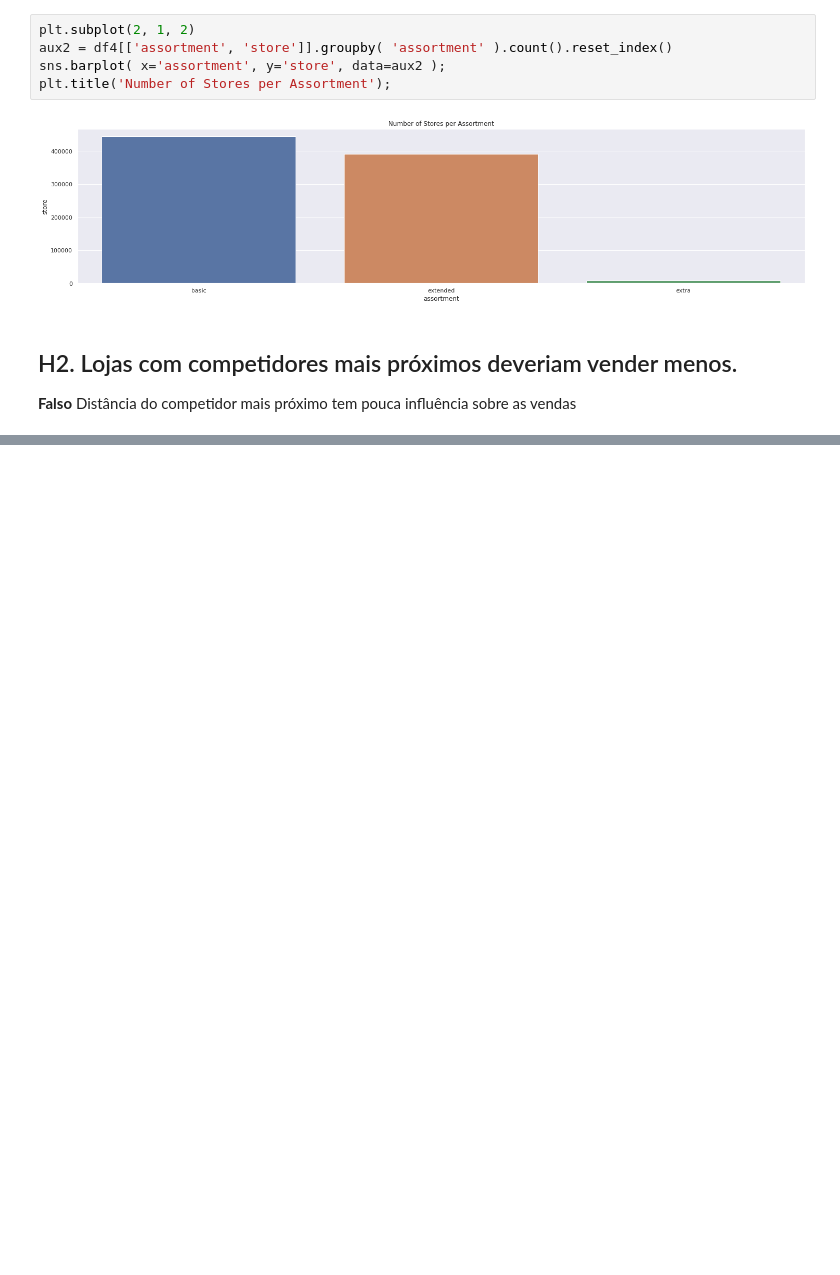
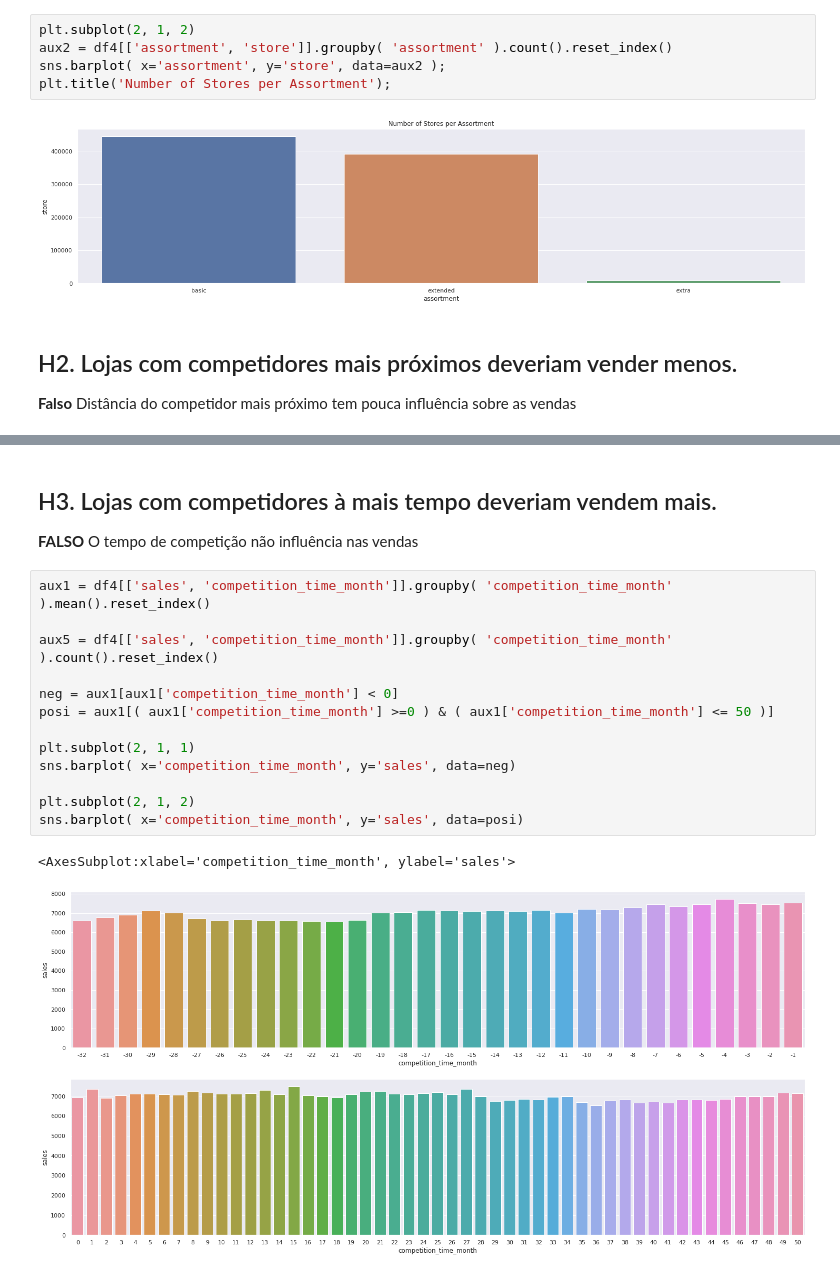
Before and after one commit to TadeuMadureira/DataScience_Em_Producao, a Jupyter notebook: DataScience_Em_Producao.ipynb, the cells around one changed output, grey strips where cells are left out. Drawn from its saved outputs; the diff is of its cells as text; blank space fills up the shorter version.

```diff
--- a/DataScience_Em_Producao.ipynb
+++ b/DataScience_Em_Producao.ipynb
@@ -447,0 +465,19 @@ plt.title('Number of Stores per Assortment');
+# %% [markdown]
+## H3. Lojas com competidores à mais tempo deveriam vendem mais.
+**FALSO** O tempo de competição não influência nas vendas
+# %%
+aux1 = df4[['sales', 'competition_time_month']].groupby( 'competition_time_month' ).mean().reset_index()
+
+aux5 = df4[['sales', 'competition_time_month']].groupby( 'competition_time_month' ).count().reset_index()
+
+neg = aux1[aux1['competition_time_month'] < 0]
+posi = aux1[( aux1['competition_time_month'] >=0 ) & ( aux1['competition_time_month'] <= 50 )]
+
+plt.subplot(2, 1, 1)
+sns.barplot( x='competition_time_month', y='sales', data=neg)
+
+plt.subplot(2, 1, 2)
+sns.barplot( x='competition_time_month', y='sales', data=posi)
+# %% [output]
+<AxesSubplot:xlabel='competition_time_month', ylabel='sales'>
+[figure, added]
```
Also changed, not shown: parts of 7 cells of this notebook.
